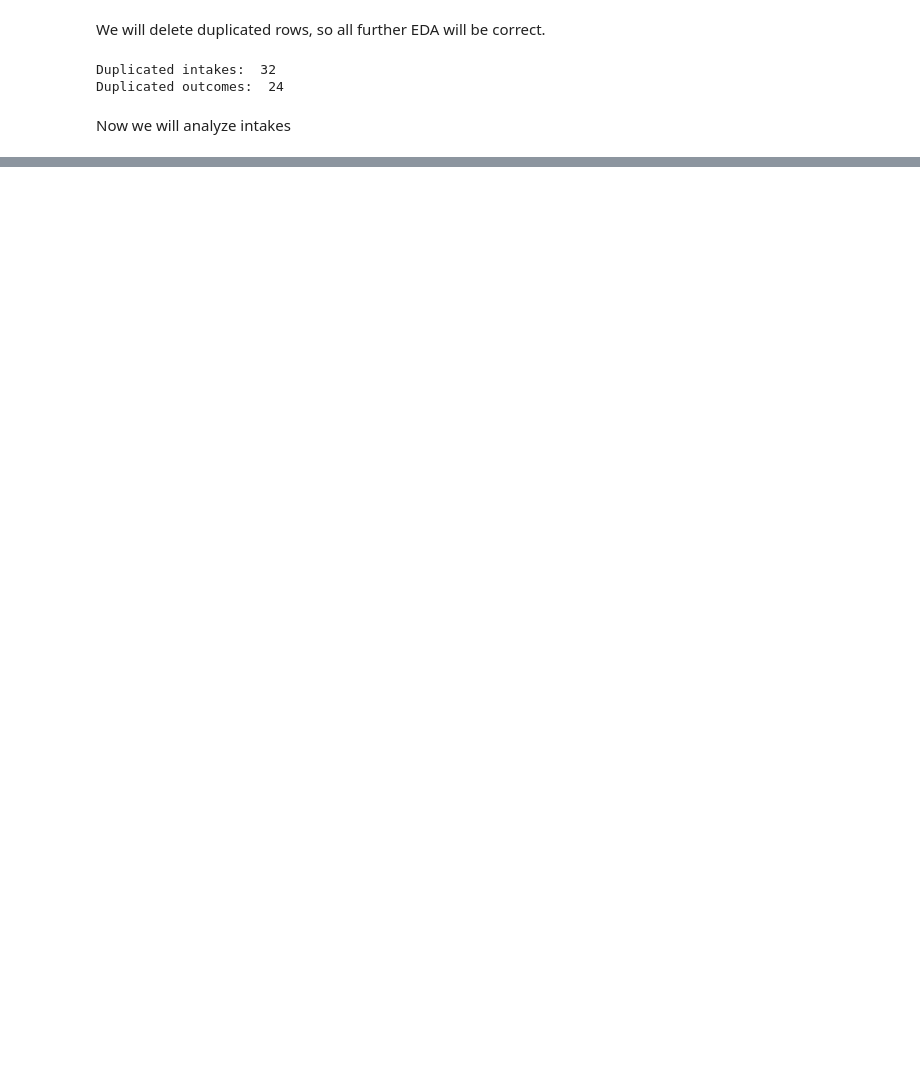
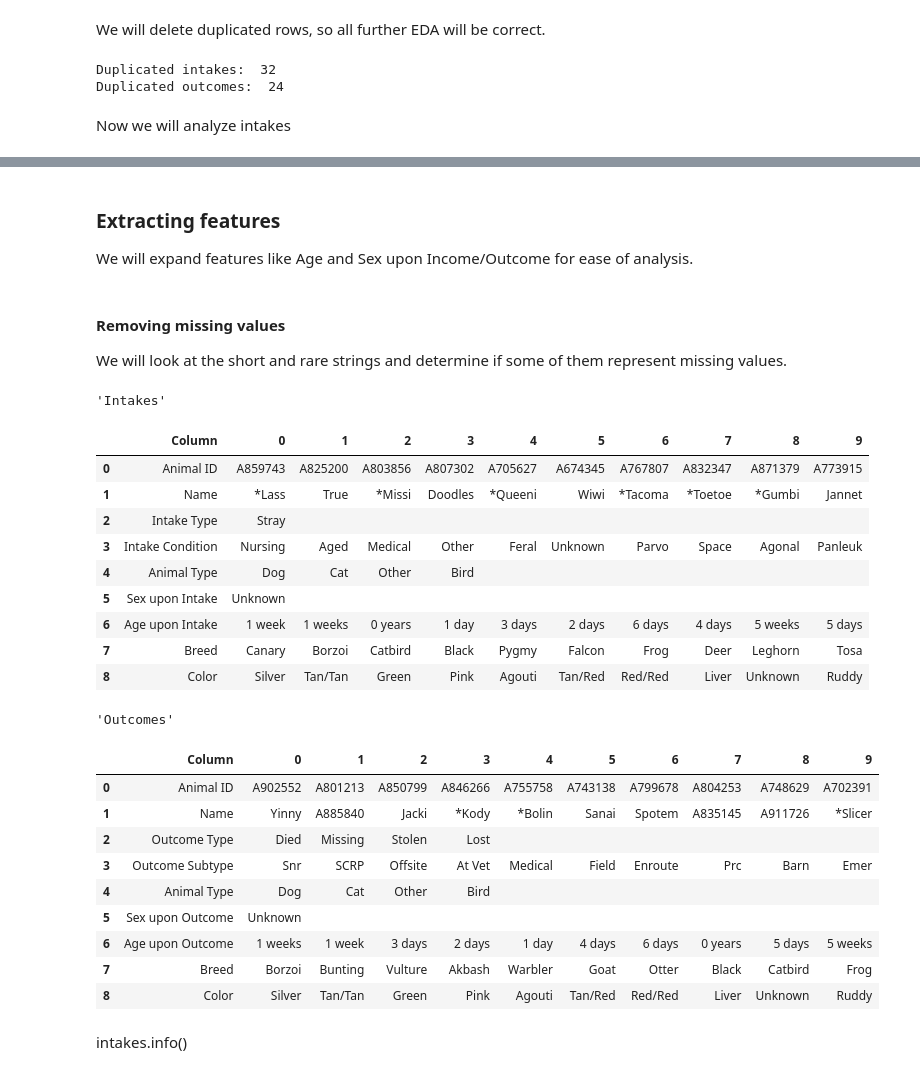
Before and after one commit to ZhigaMason/University, a Jupyter notebook: 01/assignment01.ipynb, the cells around one changed output, grey strips where cells are left out. Drawn from its saved outputs; the diff is of its cells as text; code cells hidden in the pictures; blank space fills up the shorter version.

```diff
--- a/01/assignment01.ipynb
+++ b/01/assignment01.ipynb
@@ -158,0 +149,4 @@ The second dataset has approximately equal amount of samples and has the same fe
+# %% [markdown]
+### Extracting features
+
+We will expand features like Age and Sex upon Income/Outcome for ease of analysis.
@@ -158,0 +155,42 @@ The second dataset has approximately equal amount of samples and has the same fe
+# %% [markdown]
+#### Removing missing values
+
+We will look at the short and rare strings and determine if some of them represent missing values.
+# %%
+def get_short_strings(df : pd.DataFrame, thr = 8):
+    result = {'Column' : [], 'Short strings' : []}
+    for col in df.columns:
+        tmp = df.loc[df[col].str.len() < thr, col].value_counts().tail(10).index.to_list()
+        if len(tmp):
+            result['Column'].append(col)
+            result['Short strings'].append(tmp)
+    result = pd.DataFrame(result)
+    return pd.concat([result['Column'], result['Short strings'].apply(pd. Series)], axis=1).fillna('')
+
+display('Intakes', get_short_strings(intakes))
+display('Outcomes', get_short_strings(outcomes))
+# %% [output]
+'Intakes'
+|  | Column | 0 | 1 | 2 | 3 | 4 | 5 | 6 | 7 | 8 | 9 |
+| 0 | Animal ID | A859743 | A825200 | A803856 | A807302 | A705627 | A674345 | A767807 | A832347 | A871379 | A773915 |
+| 1 | Name | *Lass | True | *Missi | Doodles | *Queeni | Wiwi | *Tacoma | *Toetoe | *Gumbi | Jannet |
+| 2 | Intake Type | Stray |  |  |  |  |  |  |  |  |  |
+| 3 | Intake Condition | Nursing | Aged | Medical | Other | Feral | Unknown | Parvo | Space | Agonal | Panleuk |
+| 4 | Animal Type | Dog | Cat | Other | Bird |  |  |  |  |  |  |
+| 5 | Sex upon Intake | Unknown |  |  |  |  |  |  |  |  |  |
+| 6 | Age upon Intake | 1 week | 1 weeks | 0 years | 1 day | 3 days | 2 days | 6 days | 4 days | 5 weeks | 5 days |
+| 7 | Breed | Canary | Borzoi | Catbird | Black | Pygmy | Falcon | Frog | Deer | Leghorn | Tosa |
+| 8 | Color | Silver | Tan/Tan | Green | Pink | Agouti | Tan/Red | Red/Red | Liver | Unknown | Ruddy |
+'Outcomes'
+|  | Column | 0 | 1 | 2 | 3 | 4 | 5 | 6 | 7 | 8 | 9 |
+| 0 | Animal ID | A902552 | A801213 | A850799 | A846266 | A755758 | A743138 | A799678 | A804253 | A748629 | A702391 |
+| 1 | Name | Yinny | A885840 | Jacki | *Kody | *Bolin | Sanai | Spotem | A835145 | A911726 | *Slicer |
+| 2 | Outcome Type | Died | Missing | Stolen | Lost |  |  |  |  |  |  |
+| 3 | Outcome Subtype | Snr | SCRP | Offsite | At Vet | Medical | Field | Enroute | Prc | Barn | Emer |
+| 4 | Animal Type | Dog | Cat | Other | Bird |  |  |  |  |  |  |
+| 5 | Sex upon Outcome | Unknown |  |  |  |  |  |  |  |  |  |
+| 6 | Age upon Outcome | 1 weeks | 1 week | 3 days | 2 days | 1 day | 4 days | 6 days | 0 years | 5 days | 5 weeks |
+| 7 | Breed | Borzoi | Bunting | Vulture | Akbash | Warbler | Goat | Otter | Black | Catbird | Frog |
+| 8 | Color | Silver | Tan/Tan | Green | Pink | Agouti | Tan/Red | Red/Red | Liver | Unknown | Ruddy |
+# %% [markdown]
+intakes.info()
```
Also changed, not shown: parts of 6 cells of this notebook.
